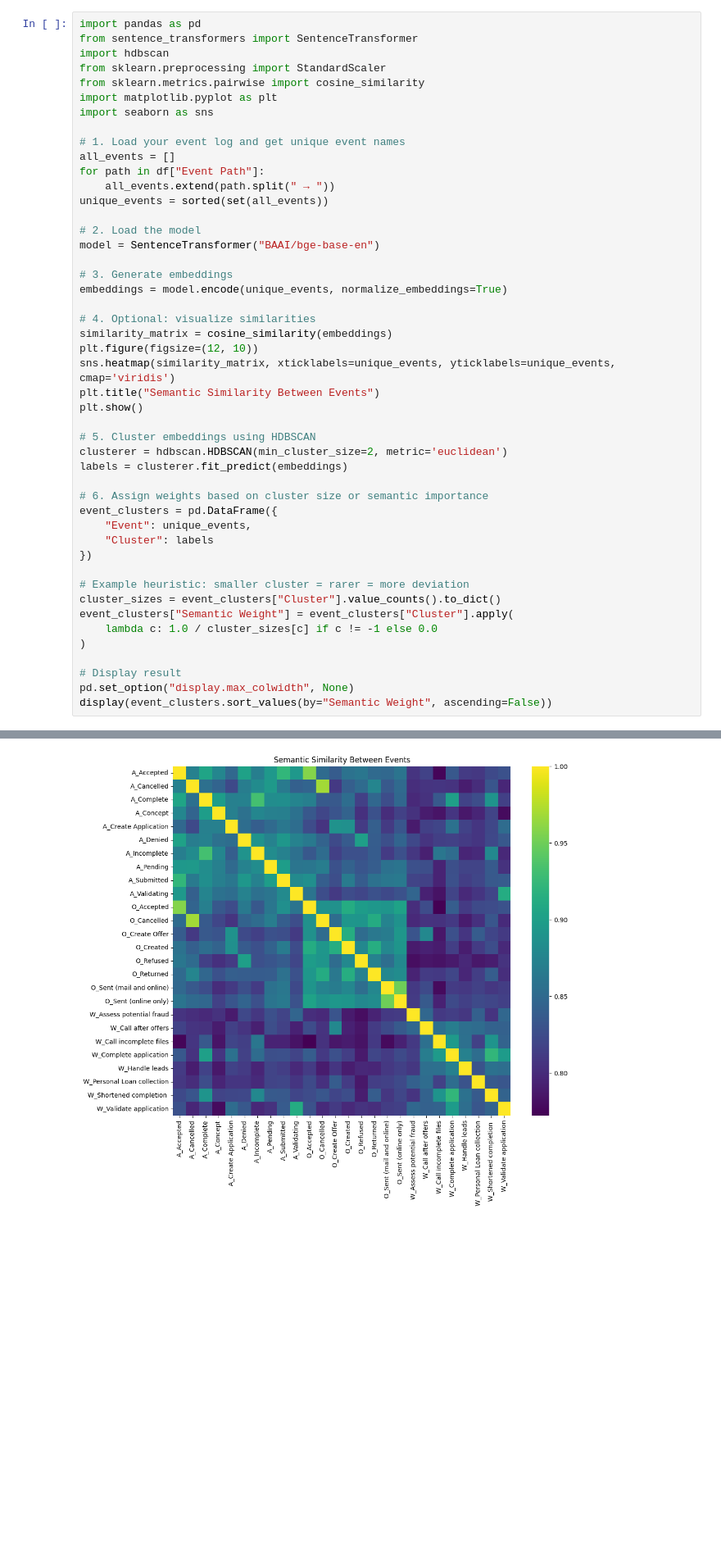
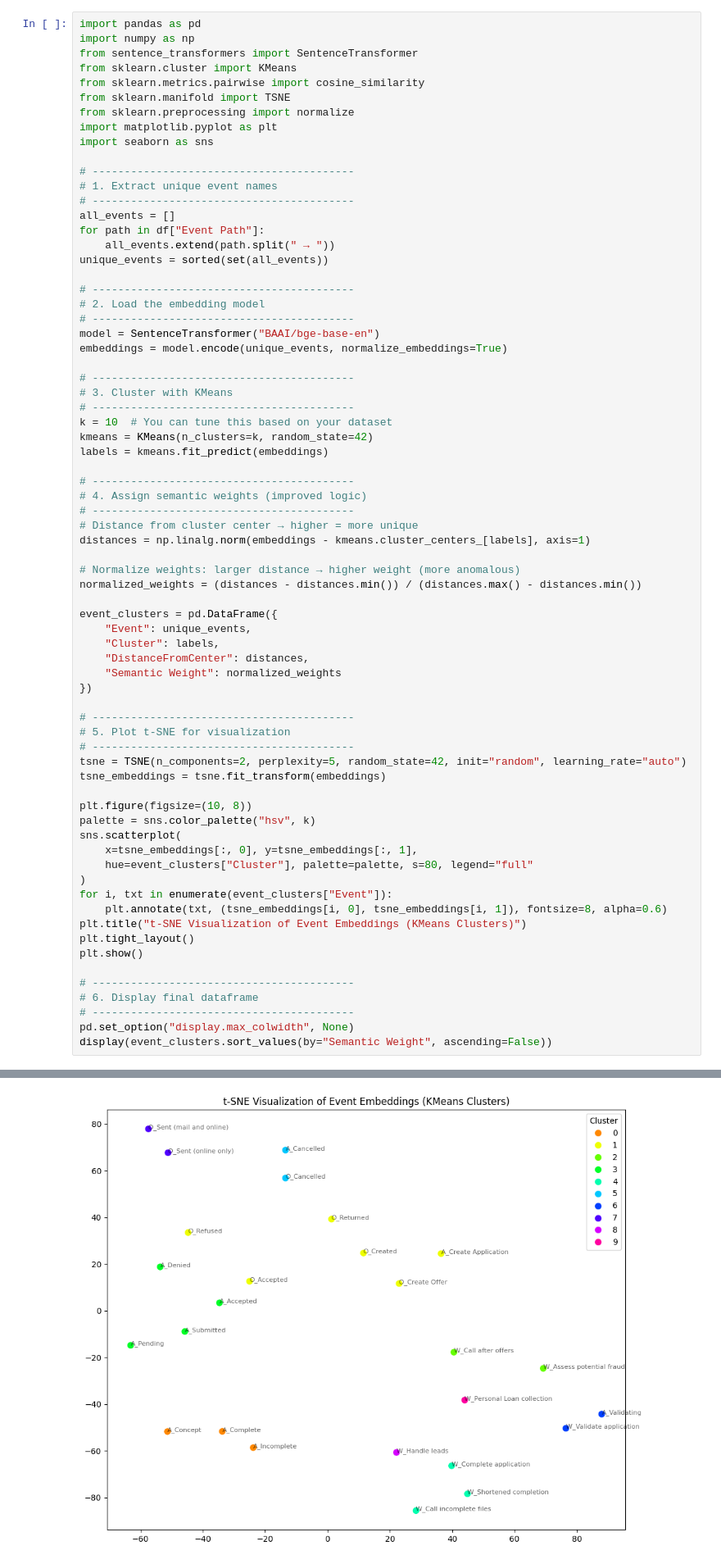
Before and after one commit to uppili-srinivasan/Process_Variant_Graph_BPI, a Jupyter notebook: test.ipynb, the cells around one changed output, grey strips where cells are left out. Shown: that part at 82% size. Cells and saved outputs as stored; diff of their text form; blank space fills up the shorter version.

Commit message:
latest commit with using semantics for relevance scores

```diff
--- a/test.ipynb
+++ b/test.ipynb
@@ -174,49 +174,73 @@ if edge_weights:
 [figure]
 # %%
 import pandas as pd
+import numpy as np
 from sentence_transformers import SentenceTransformer
-import hdbscan
-from sklearn.preprocessing import StandardScaler
+from sklearn.cluster import KMeans
 from sklearn.metrics.pairwise import cosine_similarity
+from sklearn.manifold import TSNE
+from sklearn.preprocessing import normalize
 import matplotlib.pyplot as plt
 import seaborn as sns
 
-# 1. Load your event log and get unique event names
+# -----------------------------------------
+# 1. Extract unique event names
+# -----------------------------------------
 all_events = []
 for path in df["Event Path"]:
     all_events.extend(path.split(" → "))
 unique_events = sorted(set(all_events))
 
-# 2. Load the model
+# -----------------------------------------
+# 2. Load the embedding model
+# -----------------------------------------
 model = SentenceTransformer("BAAI/bge-base-en")
-
-# 3. Generate embeddings
 embeddings = model.encode(unique_events, normalize_embeddings=True)
 
-# 4. Optional: visualize similarities
-similarity_matrix = cosine_similarity(embeddings)
-plt.figure(figsize=(12, 10))
-sns.heatmap(similarity_matrix, xticklabels=unique_events, yticklabels=unique_events, cmap='viridis')
-plt.title("Semantic Similarity Between Events")
+# -----------------------------------------
+# 3. Cluster with KMeans
+# -----------------------------------------
+k = 10  # You can tune this based on your dataset
+kmeans = KMeans(n_clusters=k, random_state=42)
+labels = kmeans.fit_predict(embeddings)
+
+# -----------------------------------------
+# 4. Assign semantic weights (improved logic)
+# -----------------------------------------
+# Distance from cluster center → higher = more unique
+distances = np.linalg.norm(embeddings - kmeans.cluster_centers_[labels], axis=1)
+
+# Normalize weights: larger distance → higher weight (more anomalous)
+normalized_weights = (distances - distances.min()) / (distances.max() - distances.min())
+
+event_clusters = pd.DataFrame({
+    "Event": unique_events,
+    "Cluster": labels,
+    "DistanceFromCenter": distances,
+    "Semantic Weight": normalized_weights
+})
+
+# -----------------------------------------
+# 5. Plot t-SNE for visualization
+# -----------------------------------------
+tsne = TSNE(n_components=2, perplexity=5, random_state=42, init="random", learning_rate="auto")
+tsne_embeddings = tsne.fit_transform(embeddings)
+
+plt.figure(figsize=(10, 8))
+palette = sns.color_palette("hsv", k)
+sns.scatterplot(
+    x=tsne_embeddings[:, 0], y=tsne_embeddings[:, 1],
+    hue=event_clusters["Cluster"], palette=palette, s=80, legend="full"
+)
+for i, txt in enumerate(event_clusters["Event"]):
+    plt.annotate(txt, (tsne_embeddings[i, 0], tsne_embeddings[i, 1]), fontsize=8, alpha=0.6)
+plt.title("t-SNE Visualization of Event Embeddings (KMeans Clusters)")
+plt.tight_layout()
 plt.show()
 
-# 5. Cluster embeddings using HDBSCAN
-clusterer = hdbscan.HDBSCAN(min_cluster_size=2, metric='euclidean')
-labels = clusterer.fit_predict(embeddings)
-
-# 6. Assign weights based on cluster size or semantic importance
-event_clusters = pd.DataFrame({
-    "Event": unique_events,
-    "Cluster": labels
-})
-
-# Example heuristic: smaller cluster = rarer = more deviation
-cluster_sizes = event_clusters["Cluster"].value_counts().to_dict()
-event_clusters["Semantic Weight"] = event_clusters["Cluster"].apply(
-    lambda c: 1.0 / cluster_sizes[c] if c != -1 else 0.0
-)
-
-# Display result
+# -----------------------------------------
+# 6. Display final dataframe
+# -----------------------------------------
 pd.set_option("display.max_colwidth", None)
 display(event_clusters.sort_values(by="Semantic Weight", ascending=False))
 # %% [output]
@@ -223 +251 @@ display(event_clusters.sort_values(by="Semantic Weight", ascending=False))
-[figure, old version]
+[figure, new version]
```
Also changed, not shown: parts of 1 cell of this notebook, 1 other file.
